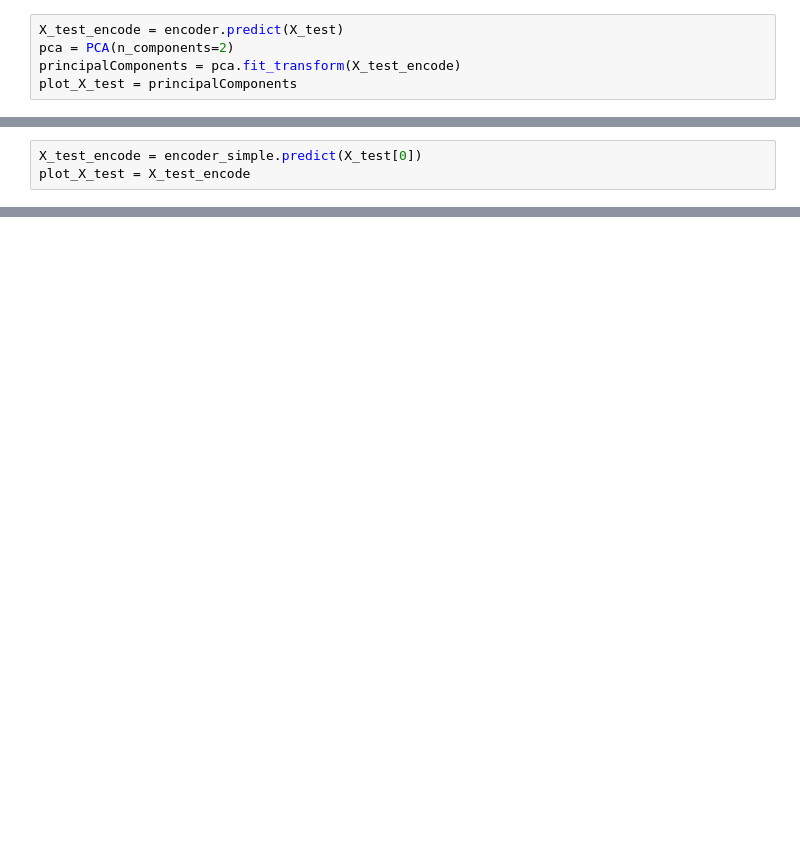
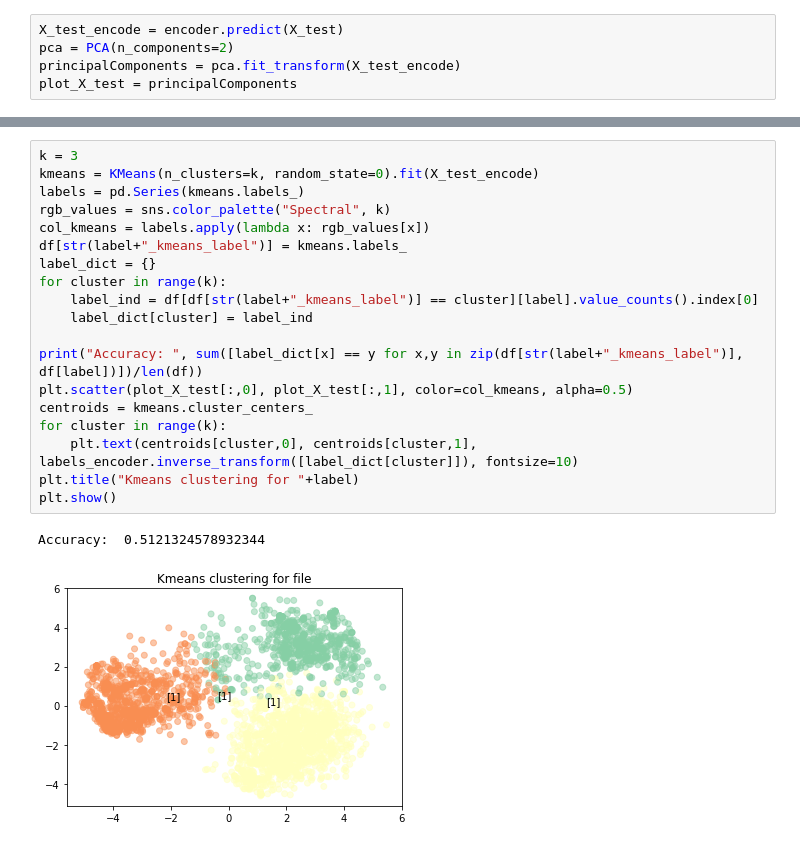
Before and after one commit to yanismiraoui/M4R-Project-Notebooks, a Jupyter notebook: comparison_tcrdist.ipynb, the cells around one changed output, grey strips where cells are left out. Drawn from its saved outputs; the diff is of its cells as text; blank space fills up the shorter version.

```diff
--- a/comparison_tcrdist.ipynb
+++ b/comparison_tcrdist.ipynb
@@ -205,3 +360,0 @@ plt.show()
-# %%
-X_test_encode = encoder_simple.predict(X_test[0])
-plot_X_test = X_test_encode
@@ -231,0 +368,22 @@ array([0, 1, 2, 3, 4], dtype=int64)
+# %%
+k = 3
+kmeans = KMeans(n_clusters=k, random_state=0).fit(X_test_encode)
+labels = pd.Series(kmeans.labels_)
+rgb_values = sns.color_palette("Spectral", k)
+col_kmeans = labels.apply(lambda x: rgb_values[x])
+df[str(label+"_kmeans_label")] = kmeans.labels_
+label_dict = {}
+for cluster in range(k):
+    label_ind = df[df[str(label+"_kmeans_label")] == cluster][label].value_counts().index[0]
+    label_dict[cluster] = label_ind
+
+print("Accuracy: ", sum([label_dict[x] == y for x,y in zip(df[str(label+"_kmeans_label")], df[label])])/len(df))
+plt.scatter(plot_X_test[:,0], plot_X_test[:,1], color=col_kmeans, alpha=0.5)
+centroids = kmeans.cluster_centers_
+for cluster in range(k):
+    plt.text(centroids[cluster,0], centroids[cluster,1], labels_encoder.inverse_transform([label_dict[cluster]]), fontsize=10)
+plt.title("Kmeans clustering for "+label)
+plt.show()
+# %% [output]
+Accuracy:  0.5121324578932344
+[figure, added]
```
Also changed, not shown: parts of 32 cells of this notebook, 10 other files.
